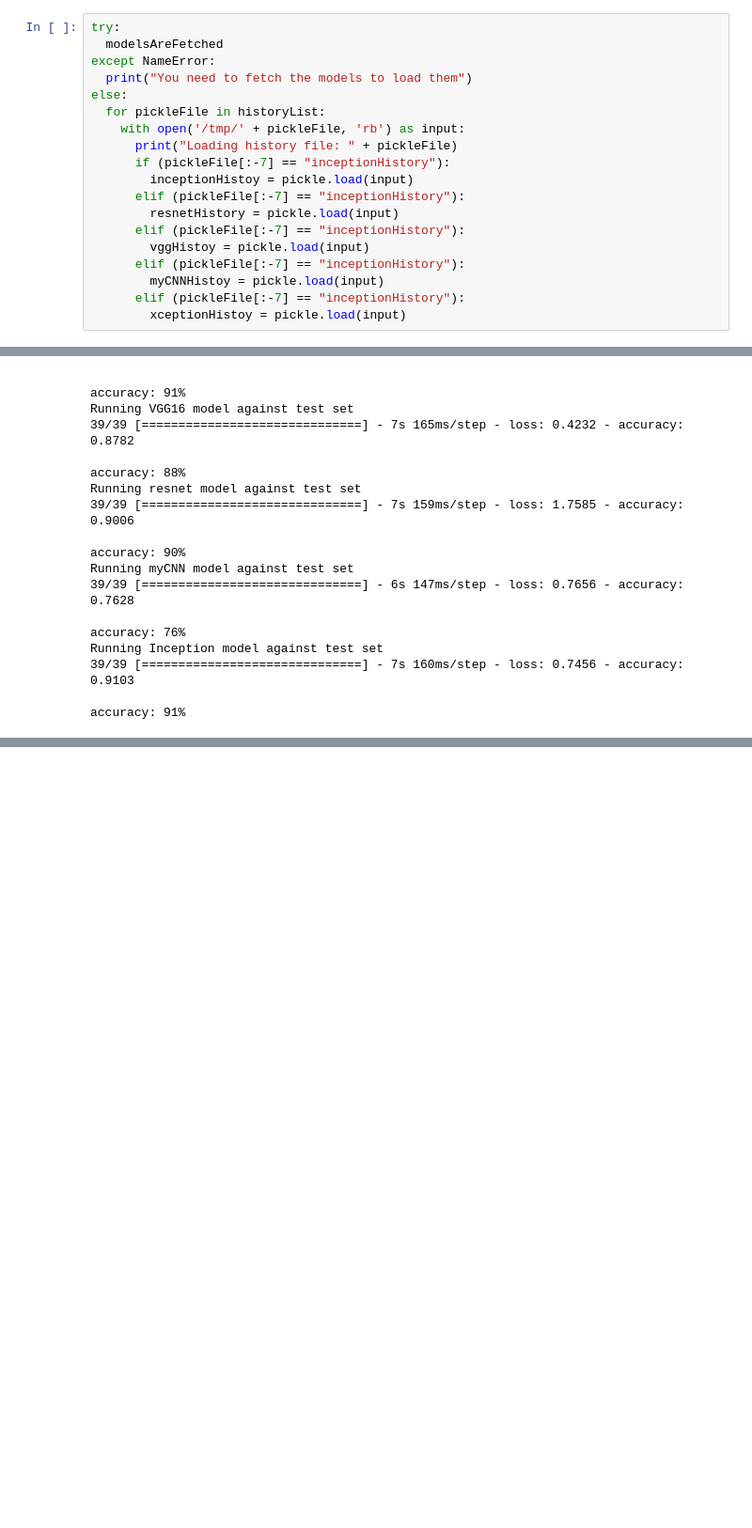
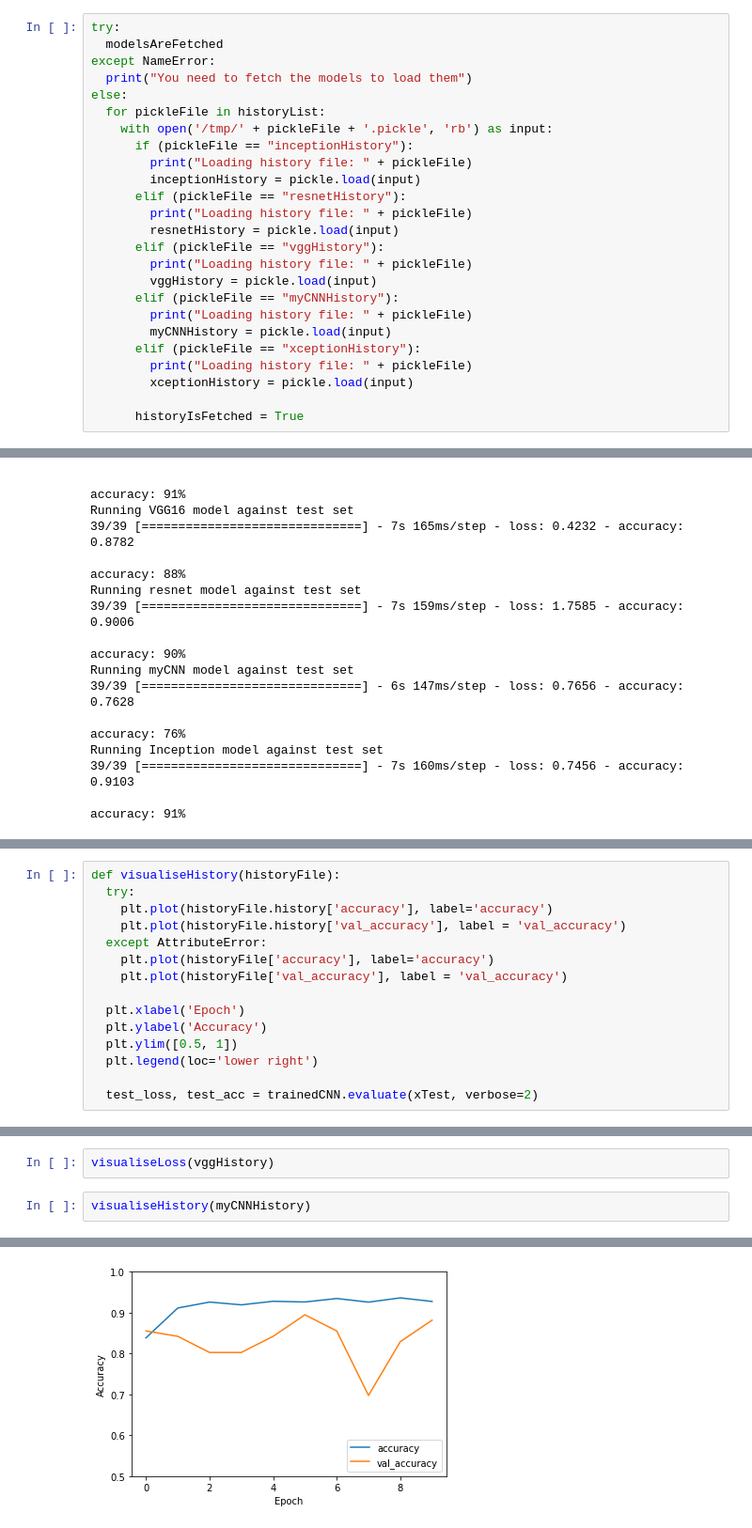
Before and after one commit to Amzo/pneumonia, a Jupyter notebook: cnnModels.ipynb, the cells around one changed output, grey strips where cells are left out. Shown: that part at 94% size. Drawn from its saved outputs; the diff is of its cells as text; blank space fills up the shorter version.

Commit message:
Add visualisation data

```diff
--- a/cnnModels.ipynb
+++ b/cnnModels.ipynb
@@ -536,16 +536,22 @@ except NameError:
   print("You need to fetch the models to load them")
 else:
   for pickleFile in historyList:
-    with open('/tmp/' + pickleFile, 'rb') as input:
-      print("Loading history file: " + pickleFile)
-      if (pickleFile[:-7] == "inceptionHistory"):
-        inceptionHistoy = pickle.load(input)
-      elif (pickleFile[:-7] == "inceptionHistory"):
+    with open('/tmp/' + pickleFile + '.pickle', 'rb') as input:
+      if (pickleFile == "inceptionHistory"):
+        print("Loading history file: " + pickleFile)
+        inceptionHistory = pickle.load(input)
+      elif (pickleFile == "resnetHistory"):
+        print("Loading history file: " + pickleFile)
         resnetHistory = pickle.load(input)
-      elif (pickleFile[:-7] == "inceptionHistory"):
-        vggHistoy = pickle.load(input)
-      elif (pickleFile[:-7] == "inceptionHistory"):
-        myCNNHistoy = pickle.load(input)
-      elif (pickleFile[:-7] == "inceptionHistory"):
-        xceptionHistoy = pickle.load(input)
+      elif (pickleFile == "vggHistory"):
+        print("Loading history file: " + pickleFile)
+        vggHistory = pickle.load(input)
+      elif (pickleFile == "myCNNHistory"):
+        print("Loading history file: " + pickleFile)
+        myCNNHistory = pickle.load(input)
+      elif (pickleFile == "xceptionHistory"):
+        print("Loading history file: " + pickleFile)
+        xceptionHistory = pickle.load(input)
+
+      historyIsFetched = True
 # %% [output]
@@ -619,0 +628,15 @@ accuracy: 91%
+# %%
+def visualiseHistory(historyFile):
+  try:
+    plt.plot(historyFile.history['accuracy'], label='accuracy')
+    plt.plot(historyFile.history['val_accuracy'], label = 'val_accuracy')
+  except AttributeError:
+    plt.plot(historyFile['accuracy'], label='accuracy')
+    plt.plot(historyFile['val_accuracy'], label = 'val_accuracy')
+
+  plt.xlabel('Epoch')
+  plt.ylabel('Accuracy')
+  plt.ylim([0.5, 1])
+  plt.legend(loc='lower right')
+
+  test_loss, test_acc = trainedCNN.evaluate(xTest, verbose=2)
@@ -619,0 +664,5 @@ accuracy: 91%
+# %%
+visualiseLoss(vggHistory)
+# %%
+visualiseHistory(myCNNHistory)
+# %% [output]
@@ -619,0 +670 @@ accuracy: 91%
+[figure, added]
```
Also changed, not shown: parts of 14 cells of this notebook.
